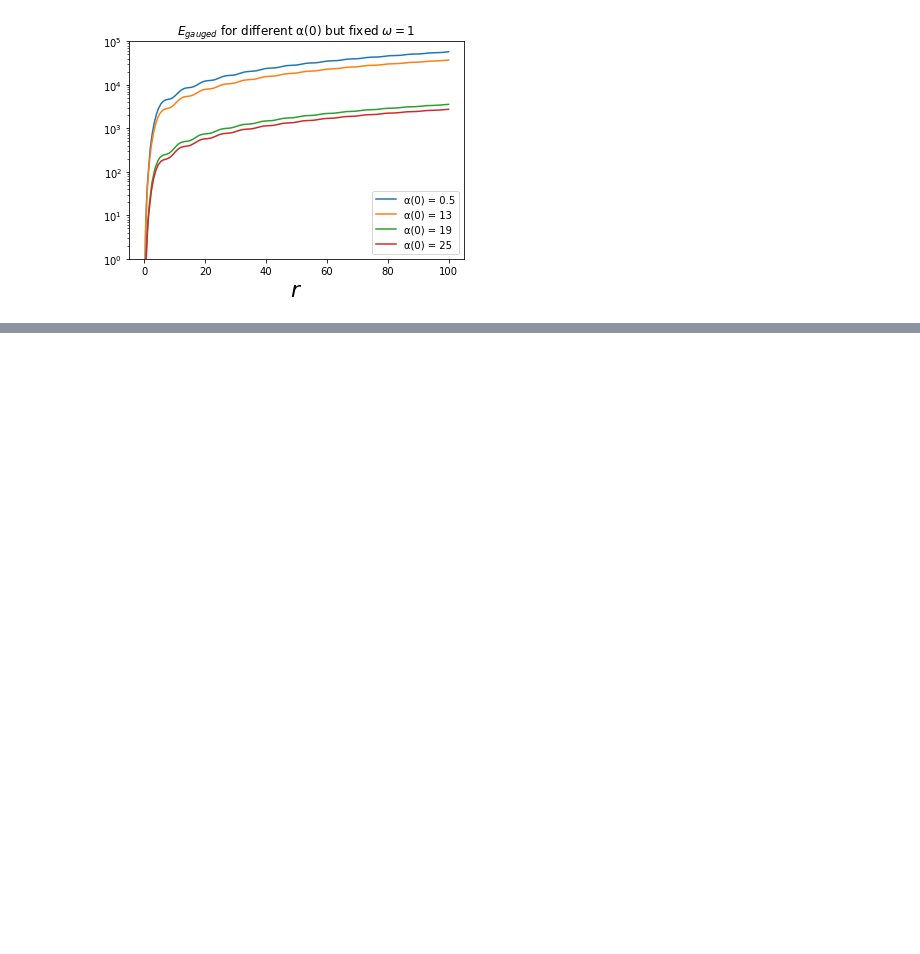
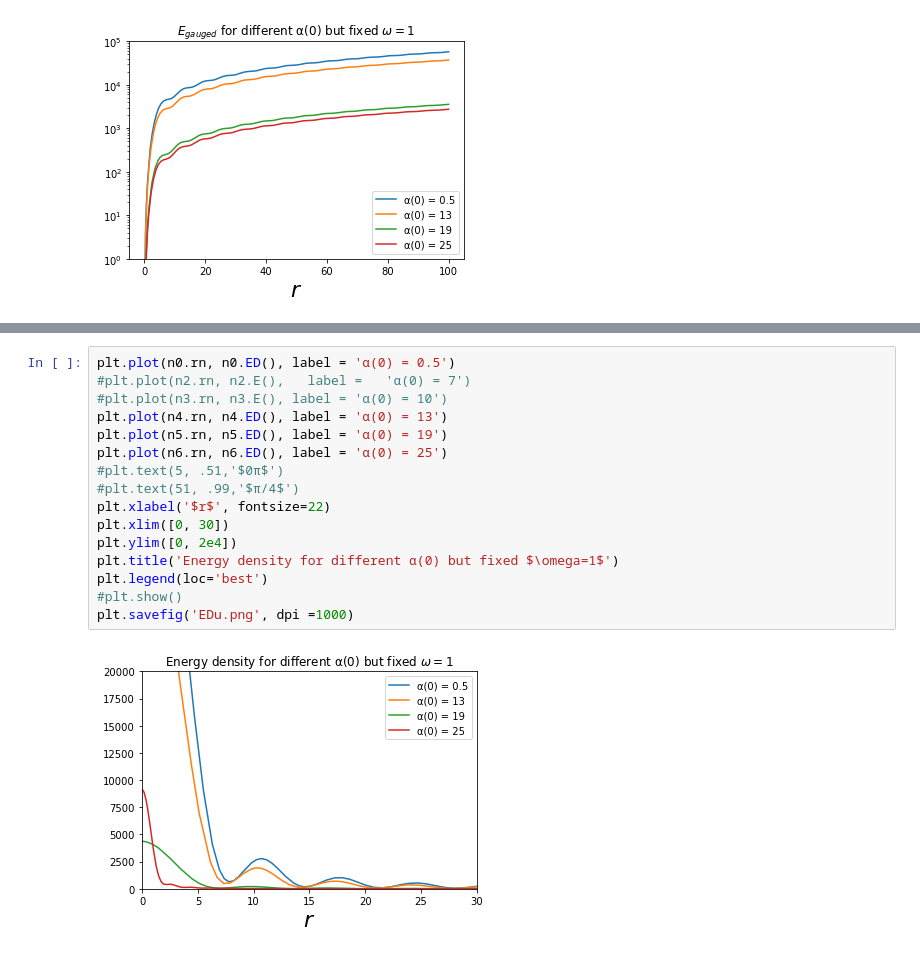
Before and after one commit to SumeetChougule/Skyrme-Q-balls, a Jupyter notebook: notebooks/UGQ_ball.ipynb, the cells around one changed output, grey strips where cells are left out. Drawn from its saved outputs; the diff is of its cells as text; blank space fills up the shorter version.

```diff
--- a/notebooks/UGQ_ball.ipynb
+++ b/notebooks/UGQ_ball.ipynb
@@ -119,0 +155,18 @@ plt.savefig('Qu.png', dpi =1000)
+# %%
+plt.plot(n0.rn, n0.ED(), label = 'α(0) = 0.5')
+#plt.plot(n2.rn, n2.E(),   label =   'α(0) = 7')
+#plt.plot(n3.rn, n3.E(), label = 'α(0) = 10')
+plt.plot(n4.rn, n4.ED(), label = 'α(0) = 13')
+plt.plot(n5.rn, n5.ED(), label = 'α(0) = 19')
+plt.plot(n6.rn, n6.ED(), label = 'α(0) = 25')
+#plt.text(5, .51,'$0π$')
+#plt.text(51, .99,'$π/4$')
+plt.xlabel('$r$', fontsize=22)
+plt.xlim([0, 30])
+plt.ylim([0, 2e4])
+plt.title('Energy density for different α(0) but fixed $\omega=1$')
+plt.legend(loc='best')
+#plt.show()
+plt.savefig('EDu.png', dpi =1000)
+# %% [output]
+[figure, added]
```
Also changed, not shown: parts of 5 cells of this notebook.
